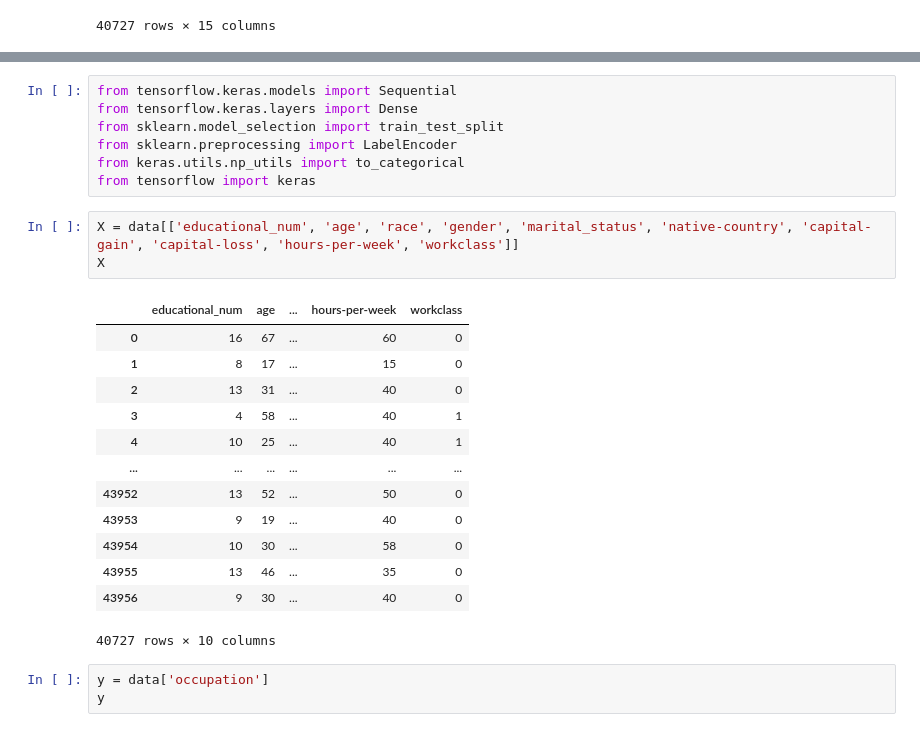
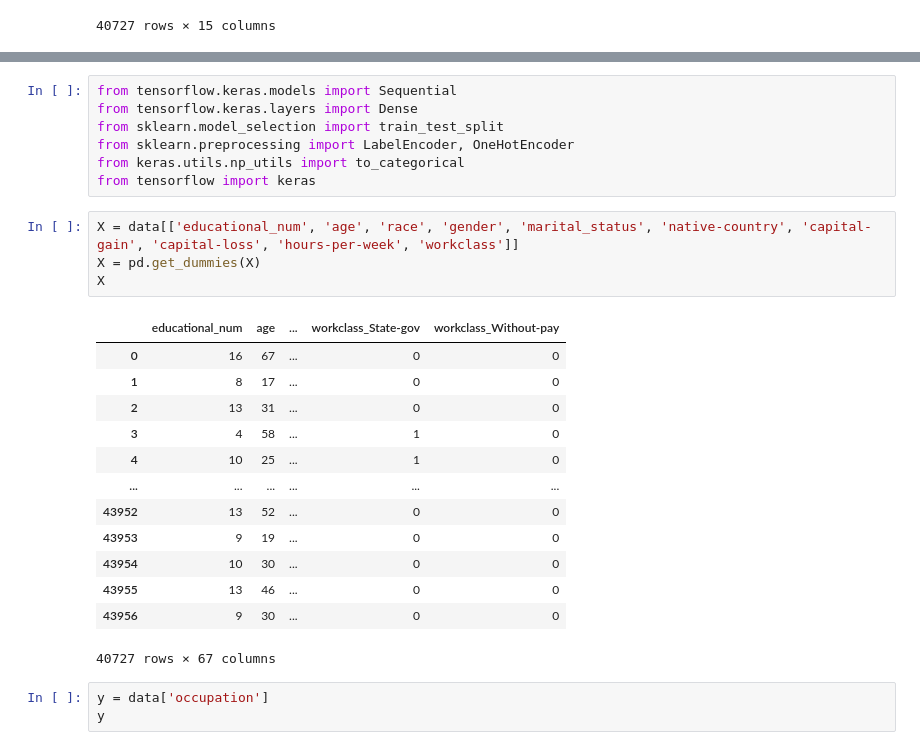
Before and after one commit to Stella-zjy/Casual-Inference, a Jupyter notebook: data_processor.ipynb, the cells around one changed output, grey strips where cells are left out. Cells and saved outputs as stored; diff of their text form.

```diff
--- a/data_processor.ipynb
+++ b/data_processor.ipynb
@@ -157,26 +64,27 @@ array([16,  8, 13,  4, 10,  9,  5,  6,  7, 14,  1,  3, 15, 11, 12,  2])
 from tensorflow.keras.models import Sequential
 from tensorflow.keras.layers import Dense
 from sklearn.model_selection import train_test_split
-from sklearn.preprocessing import LabelEncoder
+from sklearn.preprocessing import LabelEncoder, OneHotEncoder
 from keras.utils.np_utils import to_categorical
 from tensorflow import keras
 # %%
 X = data[['educational_num', 'age', 'race', 'gender', 'marital_status', 'native-country', 'capital-gain', 'capital-loss', 'hours-per-week', 'workclass']]
+X = pd.get_dummies(X)
 X
 # %% [output]
-|  | educational_num | age | ... | hours-per-week | workclass |
-| 0 | 16 | 67 | ... | 60 | 0 |
-| 1 | 8 | 17 | ... | 15 | 0 |
-| 2 | 13 | 31 | ... | 40 | 0 |
-| 3 | 4 | 58 | ... | 40 | 1 |
-| 4 | 10 | 25 | ... | 40 | 1 |
+|  | educational_num | age | ... | workclass_State-gov | workclass_Without-pay |
+| 0 | 16 | 67 | ... | 0 | 0 |
+| 1 | 8 | 17 | ... | 0 | 0 |
+| 2 | 13 | 31 | ... | 0 | 0 |
+| 3 | 4 | 58 | ... | 1 | 0 |
+| 4 | 10 | 25 | ... | 1 | 0 |
 | ... | ... | ... | ... | ... | ... |
-| 43952 | 13 | 52 | ... | 50 | 0 |
-| 43953 | 9 | 19 | ... | 40 | 0 |
-| 43954 | 10 | 30 | ... | 58 | 0 |
-| 43955 | 13 | 46 | ... | 35 | 0 |
-| 43956 | 9 | 30 | ... | 40 | 0 |
+| 43952 | 13 | 52 | ... | 0 | 0 |
+| 43953 | 9 | 19 | ... | 0 | 0 |
+| 43954 | 10 | 30 | ... | 0 | 0 |
+| 43955 | 13 | 46 | ... | 0 | 0 |
+| 43956 | 9 | 30 | ... | 0 | 0 |
-40727 rows × 10 columns
+40727 rows × 67 columns
 # %%
 y = data['occupation']
 y
```
Also changed, not shown: parts of 2 cells of this notebook.
